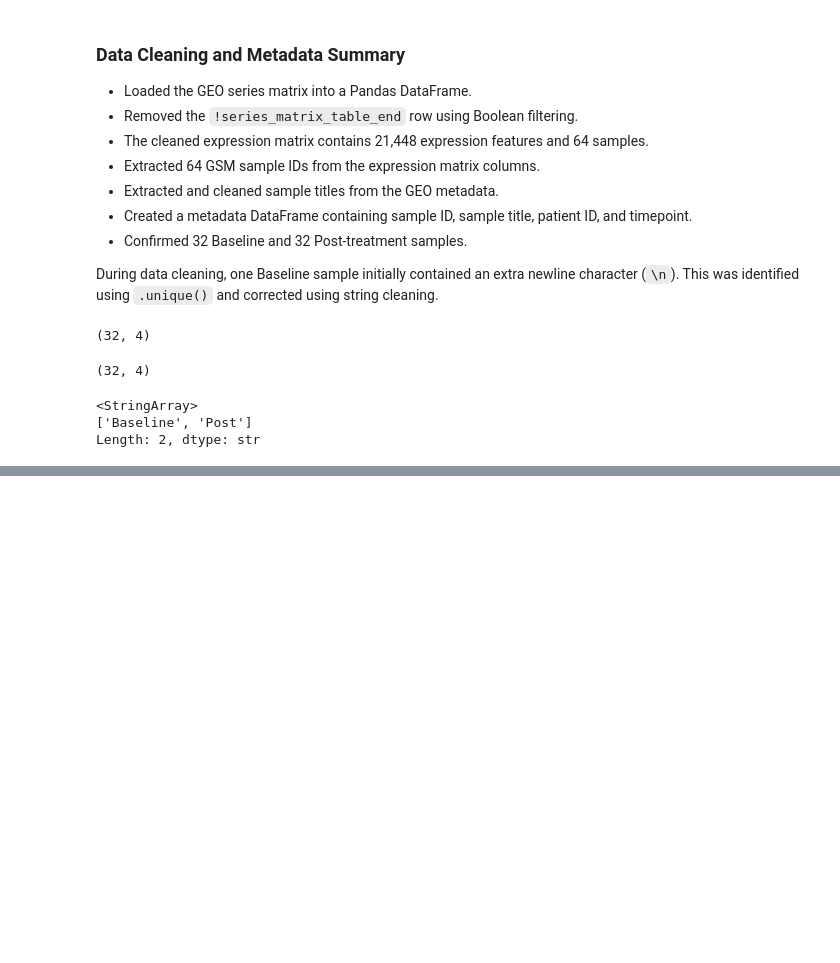
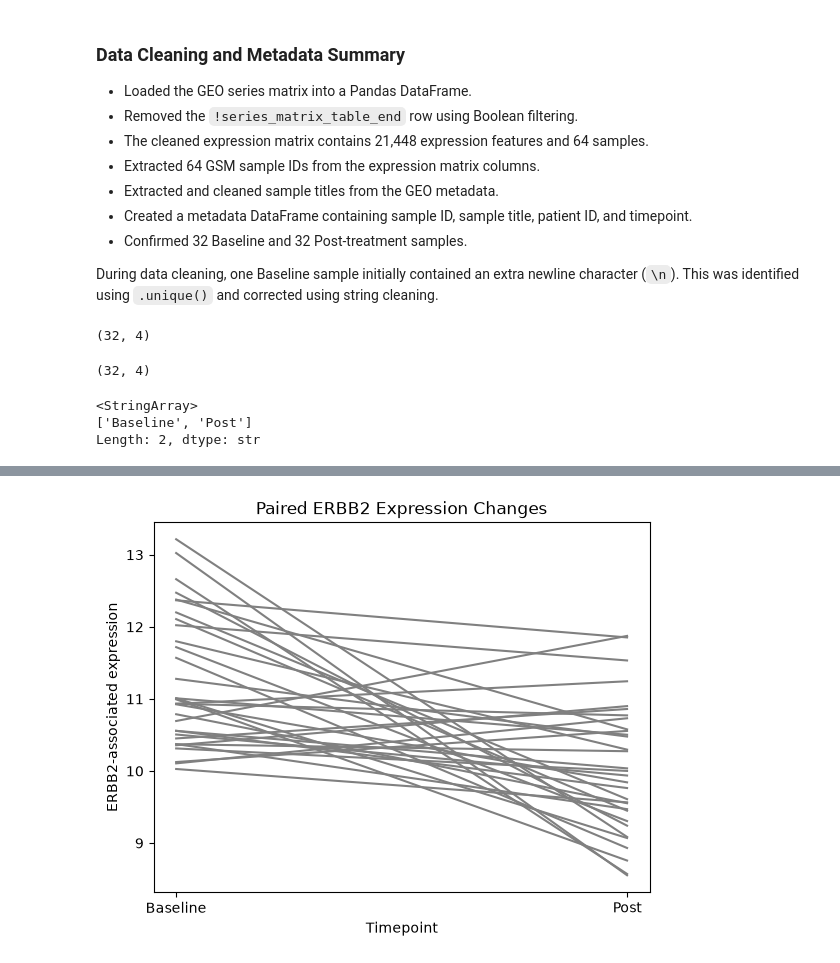
Before and after one commit to Ellie-Yihyun-Kim/her2-gene-expression-analysis, a Jupyter notebook: notebooks/01_data_exploration.ipynb, the cells around one changed output, grey strips where cells are left out. Saved outputs shown, nothing was run; the diff lists cells and outputs as text; code cells hidden in the pictures; blank space fills up the shorter version.

```diff
--- a/notebooks/01_data_exploration.ipynb
+++ b/notebooks/01_data_exploration.ipynb
@@ -259,0 +675,16 @@ Length: 2, dtype: str
+# %%
+for patient in paired_df.index:
+    baseline = paired_df.loc[patient, "Baseline"]
+    post = paired_df.loc[patient, "Post"]
+
+    plt.plot(["Baseline", "Post"],
+             [baseline, post],
+             color="gray"
+    )
+
+plt.xlabel("Timepoint")
+plt.ylabel("ERBB2-associated expression")
+plt.title("Paired ERBB2 Expression Changes")
+plt.show()
+# %% [output]
+[figure, added]
```
Also changed, not shown: parts of 61 cells of this notebook, 1 other file.
